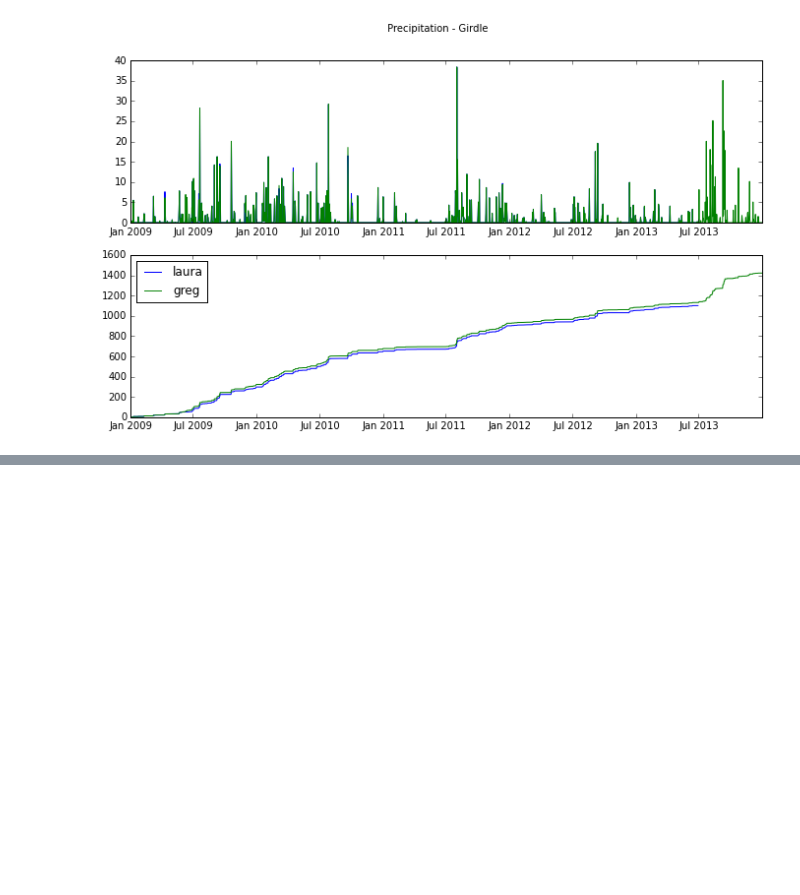
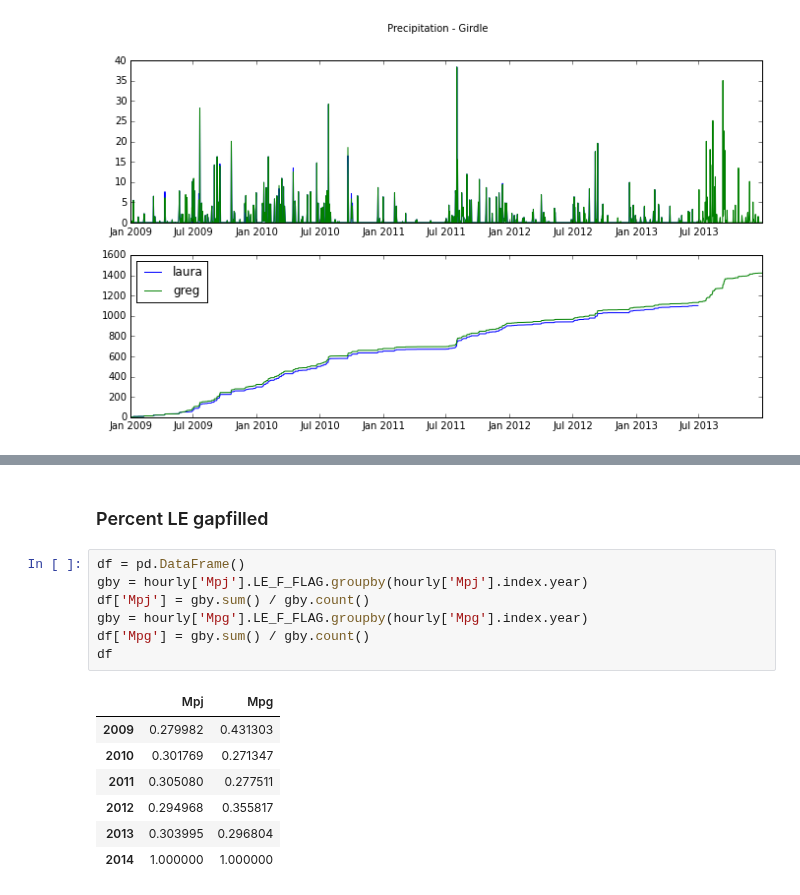
Before and after one commit to gremau/NMEG_miscellany, a Jupyter notebook: laura_vs_greg.ipynb, the cells around one changed output, grey strips where cells are left out. Cells and saved outputs as stored; diff of their text form; blank space fills up the shorter version.

Commit message:
Percentage gapfilled

```diff
--- a/laura_vs_greg.ipynb
+++ b/laura_vs_greg.ipynb
@@ -264,0 +290,17 @@ plt.show()
+# %% [markdown]
+### Percent LE gapfilled
+# %%
+df = pd.DataFrame()
+gby = hourly['Mpj'].LE_F_FLAG.groupby(hourly['Mpj'].index.year)
+df['Mpj'] = gby.sum() / gby.count()
+gby = hourly['Mpg'].LE_F_FLAG.groupby(hourly['Mpg'].index.year)
+df['Mpg'] = gby.sum() / gby.count()
+df
+# %% [output]
+|  | Mpj | Mpg |
+| 2009 | 0.279982 | 0.431303 |
+| 2010 | 0.301769 | 0.271347 |
+| 2011 | 0.305080 | 0.277511 |
+| 2012 | 0.294968 | 0.355817 |
+| 2013 | 0.303995 | 0.296804 |
+| 2014 | 1.000000 | 1.000000 |
```
Also changed, not shown: parts of 6 cells of this notebook.
